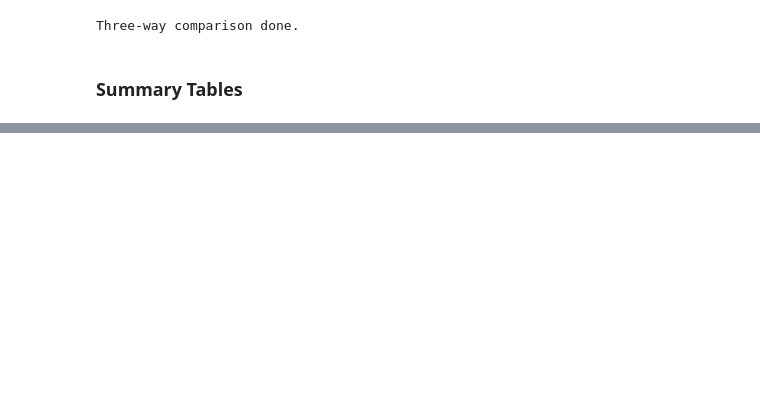
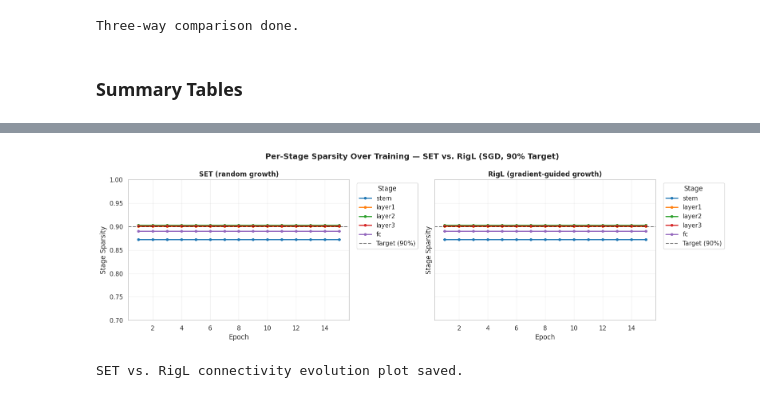
Before and after one commit to ammylin/ECE685D_Final_Project, a Jupyter notebook: 01_task_3.ipynb, the cells around one changed output, grey strips where cells are left out. Drawn from its saved outputs; the diff is of its cells as text; code cells hidden in the pictures; blank space fills up the shorter version.

```diff
--- a/01_task_3.ipynb
+++ b/01_task_3.ipynb
@@ -852,0 +1237,43 @@ Analysis pipeline complete.
+# %%
+fig, axes = plt.subplots(1, 2, figsize=(16, 5), sharey=True)
+fig.suptitle(
+    "Per-Stage Sparsity Over Training — SET vs. RigL (SGD, 90% Target)",
+    fontsize=14,
+    weight="bold",
+)
+
+for ax, df, title in [
+    (axes[0], set_evo_df, "SET (random growth)"),
+    (axes[1], evo_df, "RigL (gradient-guided growth)"),
+]:
+    colors = sns.color_palette("tab10", n_colors=len(df.columns))
+    for col, color in zip(df.columns, colors):
+        ax.plot(
+            df.index,
+            df[col],
+            marker="o",
+            markersize=4,
+            linewidth=2,
+            label=col,
+            color=color,
+        )
+    ax.axhline(y=0.90, color="black", linestyle="--", alpha=0.5, label="Target (90%)")
+    ax.set_title(title, weight="bold")
+    ax.set_xlabel("Epoch")
+    ax.set_ylabel("Stage Sparsity")
+    ax.set_ylim(0.70, 1.0)
+    ax.legend(title="Stage", bbox_to_anchor=(1.02, 1), loc="upper left")
+    ax.grid(True, alpha=0.3)
+
+plt.tight_layout()
+plt.savefig(
+    os.path.join(img_dir, "task_3_set_vs_rigl_connectivity_evolution.png"),
+    dpi=300,
+    bbox_inches="tight",
+)
+plt.show()
+gc.collect()
+print("SET vs. RigL connectivity evolution plot saved.")
+# %% [output]
+[figure, added]
+SET vs. RigL connectivity evolution plot saved.
```
Also changed, not shown: parts of 15 cells of this notebook, 20 other files.
